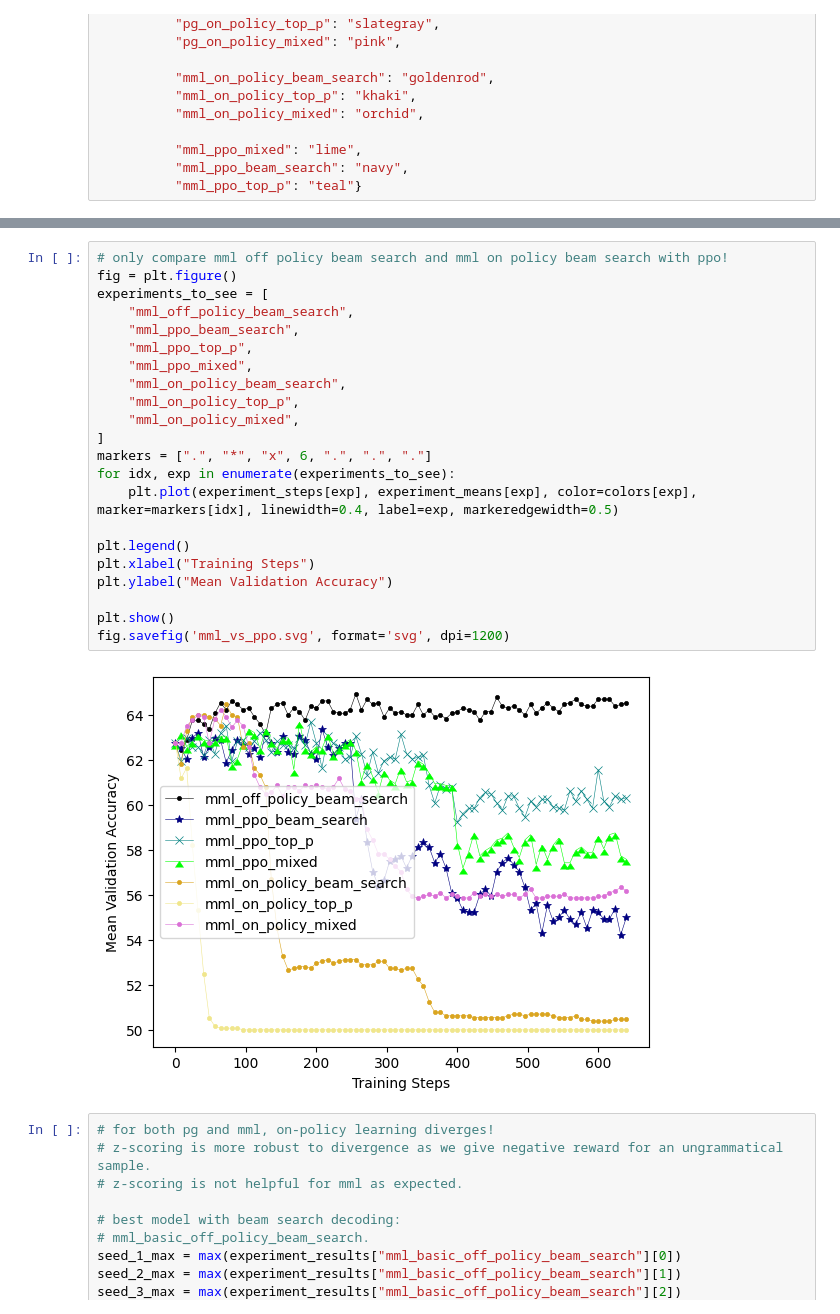
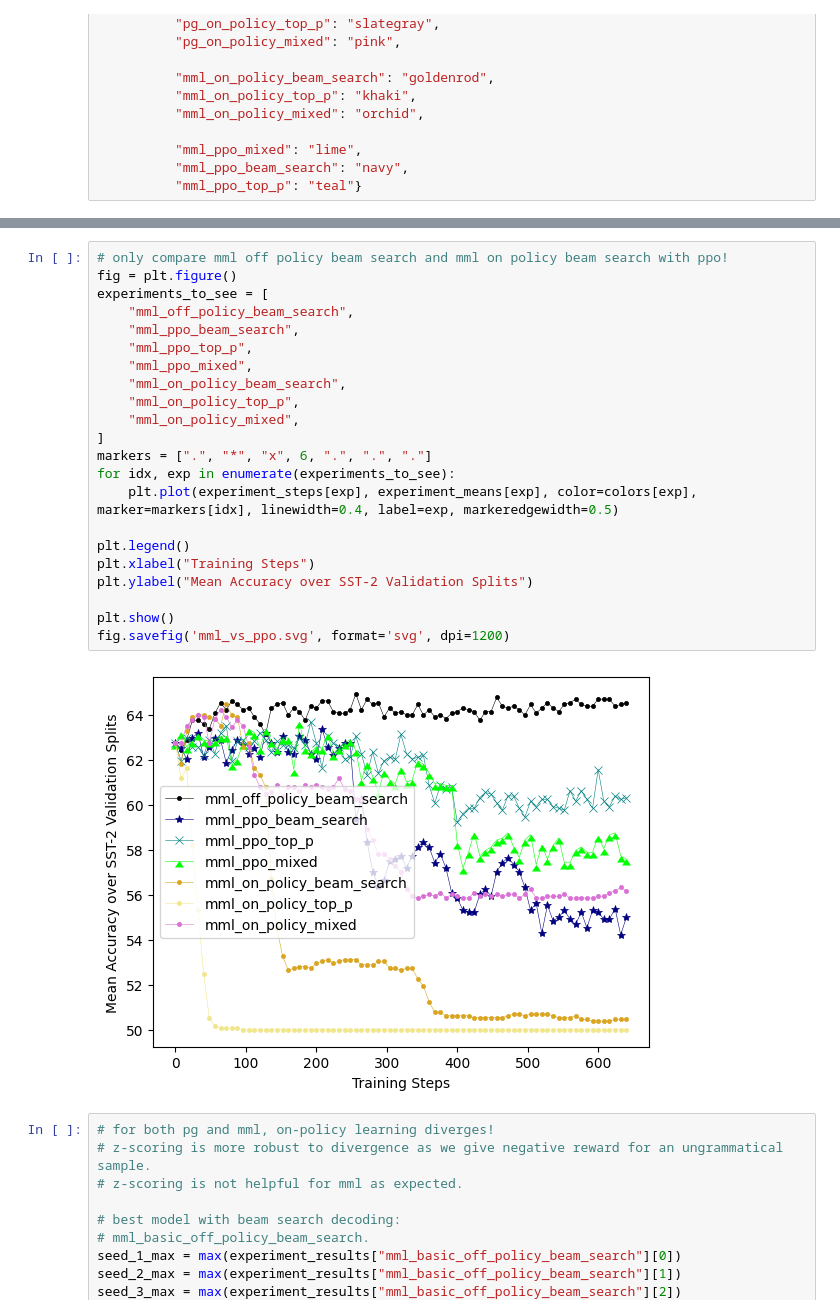
Before and after one commit to SaeedNajafi/RIFF, a Jupyter notebook: compare-search-methods.ipynb, the cells around one changed output, grey strips where cells are left out. Saved outputs shown, nothing was run; the diff lists cells and outputs as text.

```diff
--- a/compare-search-methods.ipynb
+++ b/compare-search-methods.ipynb
@@ -249,27 +249,27 @@ mml_ppo_beam_search (81,) (5, 81)
 # %%
 # only compare mml off policy beam search and mml on policy beam search with ppo!
 fig = plt.figure()
 experiments_to_see = [
     "mml_off_policy_beam_search",
     "mml_ppo_beam_search",
     "mml_ppo_top_p",
     "mml_ppo_mixed",
     "mml_on_policy_beam_search",
     "mml_on_policy_top_p",
     "mml_on_policy_mixed",
 ]
 markers = [".", "*", "x", 6, ".", ".", "."]
 for idx, exp in enumerate(experiments_to_see):
     plt.plot(experiment_steps[exp], experiment_means[exp], color=colors[exp], marker=markers[idx], linewidth=0.4, label=exp, markeredgewidth=0.5)
 
 plt.legend()
 plt.xlabel("Training Steps")
-plt.ylabel("Mean Validation Accuracy")
+plt.ylabel("Mean Accuracy over SST-2 Validation Splits")
 
 plt.show()
 fig.savefig('mml_vs_ppo.svg', format='svg', dpi=1200)
 # %% [output]
-[figure, old version]
+[figure, new version]
 # %%
 # for both pg and mml, on-policy learning diverges!
 # z-scoring is more robust to divergence as we give negative reward for an ungrammatical sample.
```
Also changed, not shown: parts of 6 cells of this notebook.
